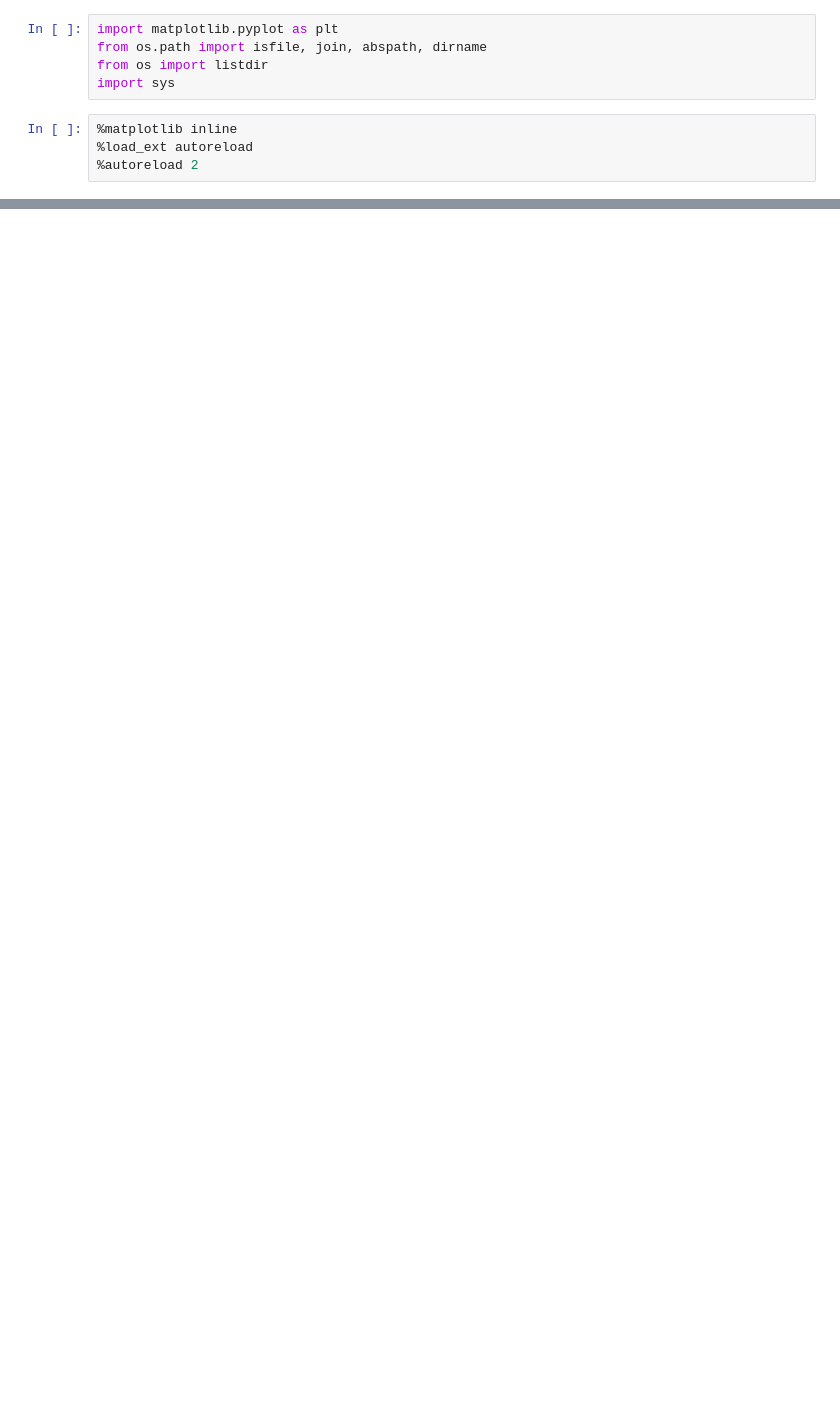
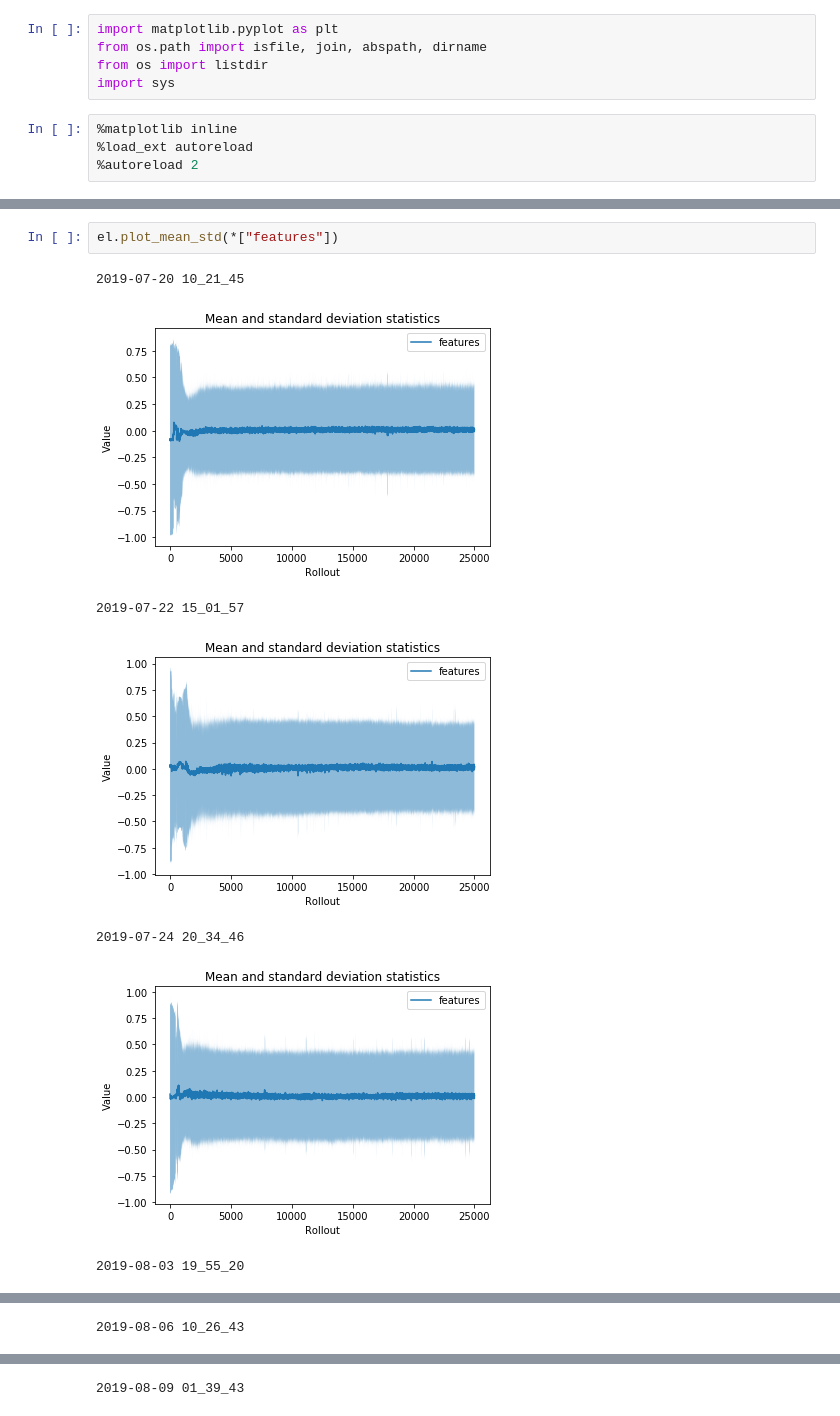
Before and after one commit to rpatrik96/AttA2C, a Jupyter notebook: jupyter/analysis.ipynb, the cells around one changed output, grey strips where cells are left out. Drawn from its saved outputs; the diff is of its cells as text; blank space fills up the shorter version.

```diff
--- a/jupyter/analysis.ipynb
+++ b/jupyter/analysis.ipynb
@@ -106,0 +114,10 @@ loggers_att[0].__dict__
+# %%
+el.plot_mean_std(*["features"])
+# %% [output]
+2019-07-20 10_21_45
+[figure, added]
+2019-07-22 15_01_57
+[figure, added]
+2019-07-24 20_34_46
+[figure, added]
+2019-08-03 19_55_20
@@ -106,0 +125 @@ loggers_att[0].__dict__
+2019-08-06 10_26_43
@@ -106,0 +127 @@ loggers_att[0].__dict__
+2019-08-09 01_39_43
```
Also changed, not shown: parts of 20 cells of this notebook, 2 other files.
